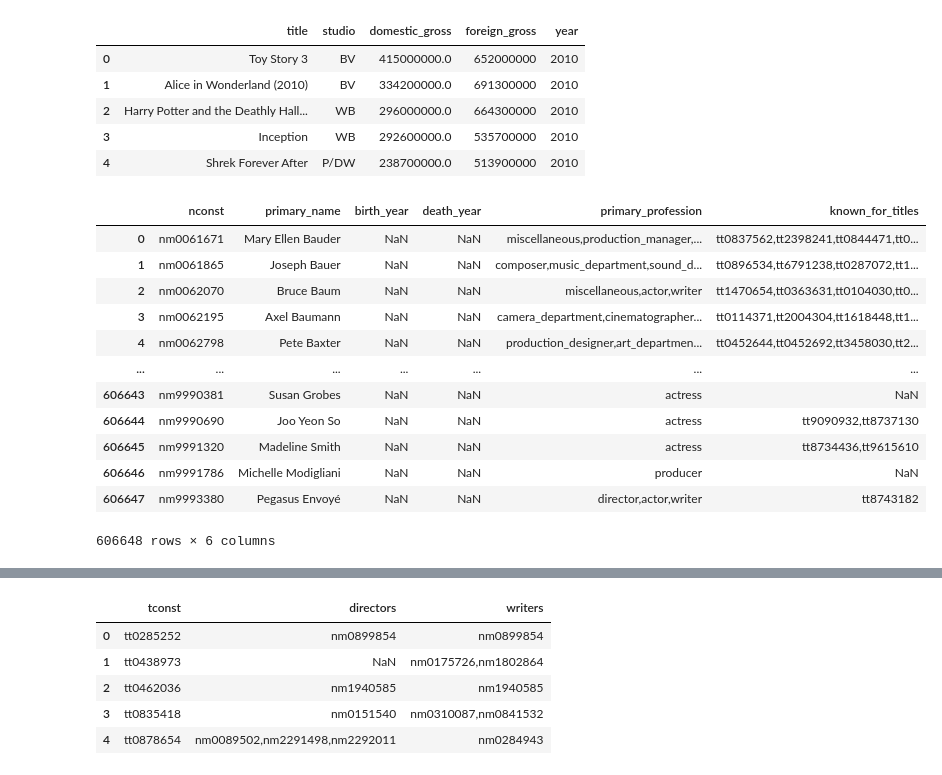
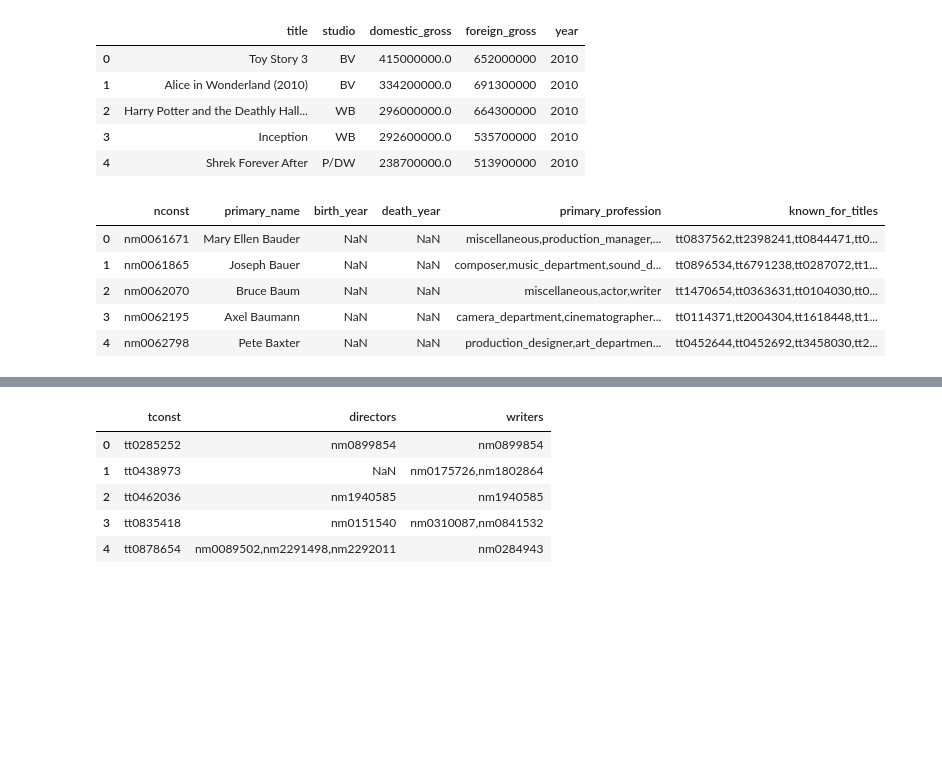
Before and after one commit to halemade/film_recommendations, a Jupyter notebook: explore_data.ipynb, the cells around one changed output, grey strips where cells are left out. Saved outputs shown, nothing was run; the diff lists cells and outputs as text; code cells hidden in the pictures; blank space fills up the shorter version.

```diff
--- a/explore_data.ipynb
+++ b/explore_data.ipynb
@@ -39,19 +39,12 @@ bom_movie_gross.head()
 | 3 | Inception | WB | 292600000.0 | 535700000 | 2010 |
 | 4 | Shrek Forever After | P/DW | 238700000.0 | 513900000 | 2010 |
 # %%
-imdb_name
+imdb_name.head()
 # %% [output]
 |  | nconst | primary_name | birth_year | death_year | primary_profession | known_for_titles |
 | 0 | nm0061671 | Mary Ellen Bauder | NaN | NaN | miscellaneous,production_manager,... | tt0837562,tt2398241,tt0844471,tt0... |
 | 1 | nm0061865 | Joseph Bauer | NaN | NaN | composer,music_department,sound_d... | tt0896534,tt6791238,tt0287072,tt1... |
 | 2 | nm0062070 | Bruce Baum | NaN | NaN | miscellaneous,actor,writer | tt1470654,tt0363631,tt0104030,tt0... |
 | 3 | nm0062195 | Axel Baumann | NaN | NaN | camera_department,cinematographer... | tt0114371,tt2004304,tt1618448,tt1... |
 | 4 | nm0062798 | Pete Baxter | NaN | NaN | production_designer,art_departmen... | tt0452644,tt0452692,tt3458030,tt2... |
-| ... | ... | ... | ... | ... | ... | ... |
-| 606643 | nm9990381 | Susan Grobes | NaN | NaN | actress | NaN |
-| 606644 | nm9990690 | Joo Yeon So | NaN | NaN | actress | tt9090932,tt8737130 |
-| 606645 | nm9991320 | Madeline Smith | NaN | NaN | actress | tt8734436,tt9615610 |
-| 606646 | nm9991786 | Michelle Modigliani | NaN | NaN | producer | NaN |
-| 606647 | nm9993380 | Pegasus Envoyé | NaN | NaN | director,actor,writer | tt8743182 |
-606648 rows × 6 columns
 # %%
```
Also changed, not shown: parts of 9 cells of this notebook.
